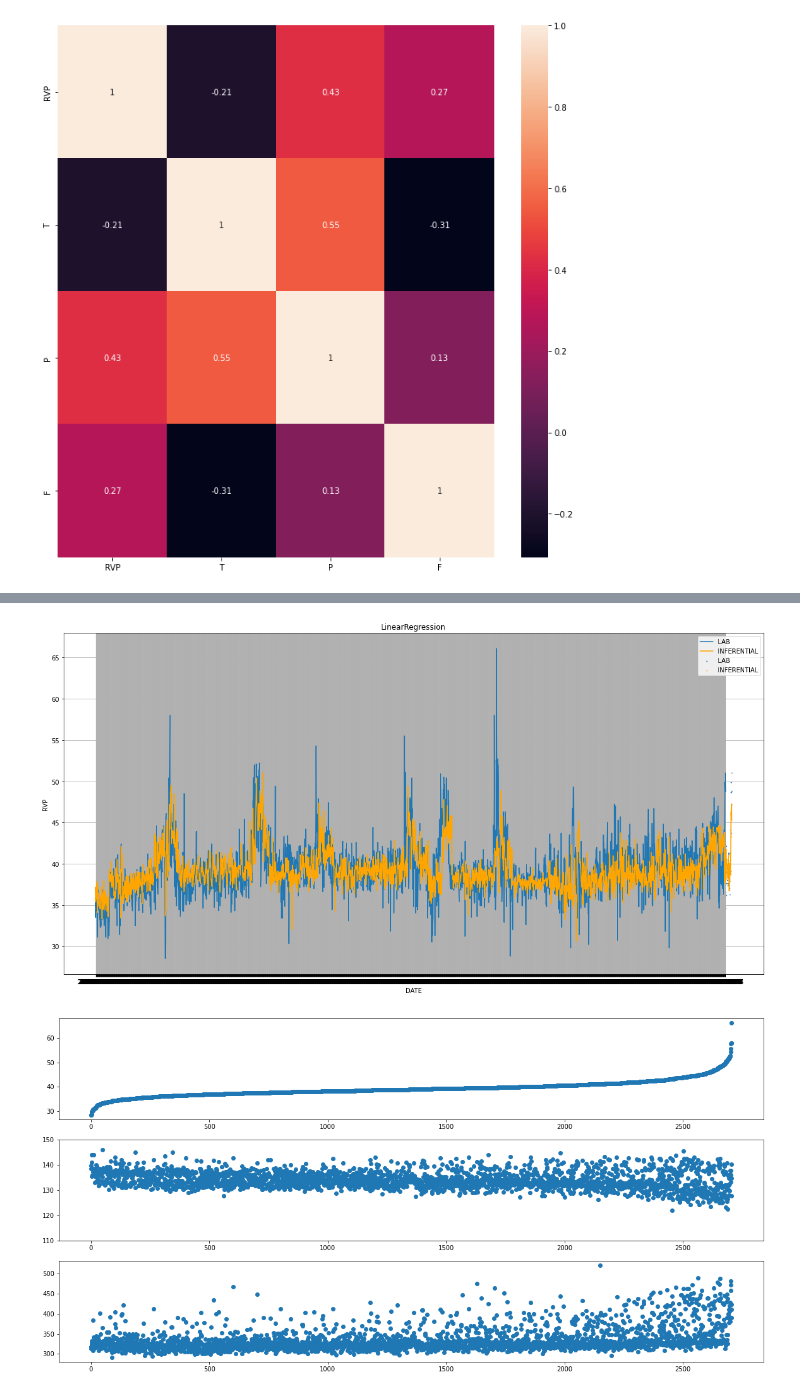
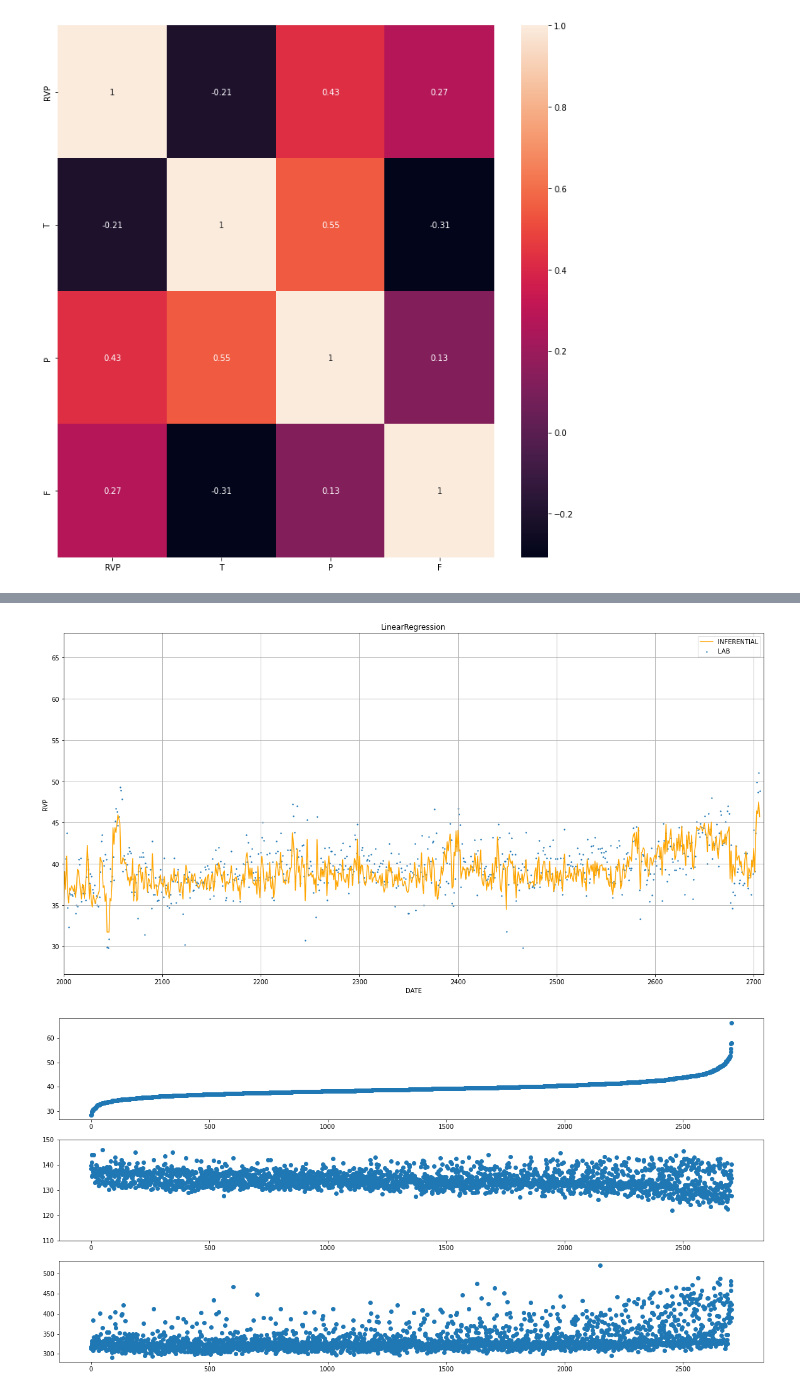
Before and after one commit to hoonzi-s/APC, a Jupyter notebook: #1 ALK - 213BTMRVP Inferential.ipynb, the cells around one changed output, grey strips where cells are left out. Drawn from its saved outputs; the diff is of its cells as text; code cells hidden in the pictures.

```diff
--- a/#1 ALK - 213BTMRVP Inferential.ipynb
+++ b/#1 ALK - 213BTMRVP Inferential.ipynb
@@ -139,9 +155,11 @@ input_log
 # %%
-pf = PolynomialFeatures(include_bias = False, degree = 2)
+pf = PolynomialFeatures(include_bias = False)
 pf.fit(input)
-input_poly = pf.transform(input)
-input_poly.shape
-# input_poly_pd = pd.DataFrame(input_poly, columns = ['T1', 'P1', 'T2', 'T1P1', 'P2', 'T3', 'T2P1', 'T1P2', 'P3'])
-# input_poly_log = pd.concat([input_poly_pd, input_log], axis = 1)
-# input_poly_log
+poly = pf.transform(input)
+# poly.get_feature_names_out()
+# input_poly.shape
+poly = pd.DataFrame(poly, columns = ['T1', 'P1', 'F1', 'T2', 'T1P1', 'T1F1', 'P2', 'P1F1', 'F2'])
+poly
+poly_log = pd.concat([poly, input_log], axis = 1)
+poly_log
 # %% [output]
@@ -149,3 +178,0 @@ input_poly.shape
-# %%
-target = data.iloc[:, 0]
-target.shape
@@ -154,5 +185,5 @@ target.shape
 # %%
-train_input, test_input, train_target, test_target = tts(input_poly, target, test_size = 0.1)
+train_input, test_input, train_target, test_target = tts(poly_log, target, test_size = 0.1)
 # %%
 lr = LinearRegression()
 lr.fit(train_input, train_target)
@@ -170,7 +201,7 @@ print(lr.intercept_)
 # %%
 a = lr.coef_
 b = lr.intercept_
-result = np.sum(a * input_poly, axis = 1) + b
+result = np.sum(a * poly_log, axis = 1) + b
 print(result.shape)
 result
 # %% [output]
@@ -180,17 +221,18 @@ array([37.13952057, 35.36864034, 35.92407274, ..., 45.8434561 ,
 # %%
 plt.figure(figsize = (20, 10))
-plt.scatter(np.arange(length), data['RVP'], label = 'LAB', s = 1)
-plt.scatter(np.arange(length), result, label = 'INFERENTIAL', s = 1, color = 'orange')
-plt.plot(data['RVP'], label = 'LAB')
+plt.scatter(np.arange(length), data['RVP'], label = 'LAB', s = 2)
+# plt.scatter(np.arange(length), result, label = 'RESULT', s = 2, color = 'orange')
+# plt.plot(target, label = 'LAB')
 plt.plot(result, label = 'INFERENTIAL', color = 'orange')
 plt.title('LinearRegression')
 plt.xlabel('DATE')
 plt.ylabel('RVP')
+plt.xlim(2000, 2710)
 plt.grid()
 plt.legend()
 plt.show()
 # %% [output]
-[figure, old version]
+[figure, new version]
 # %%
 fig, axs = plt.subplots(3, 1, figsize = (20, 10))
 
```
Also changed, not shown: parts of 26 cells of this notebook.
